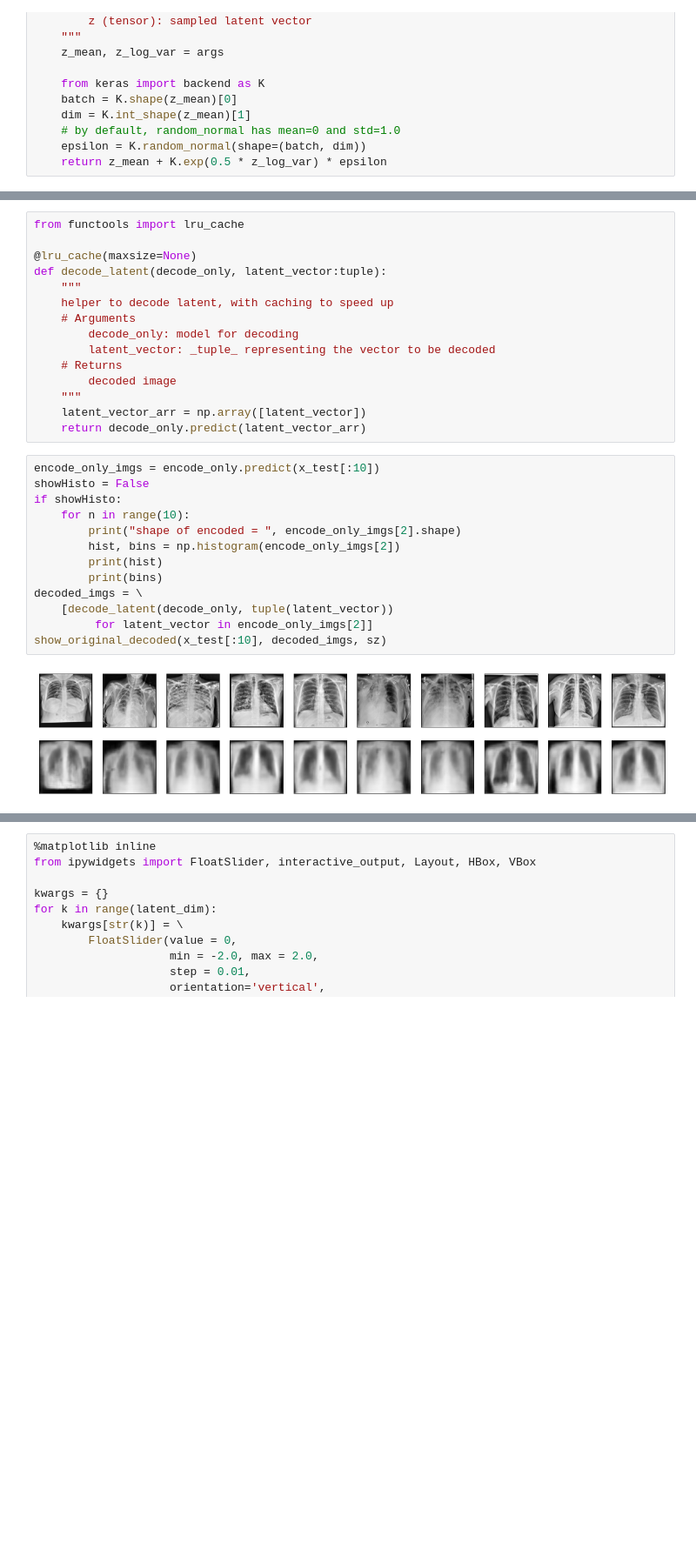
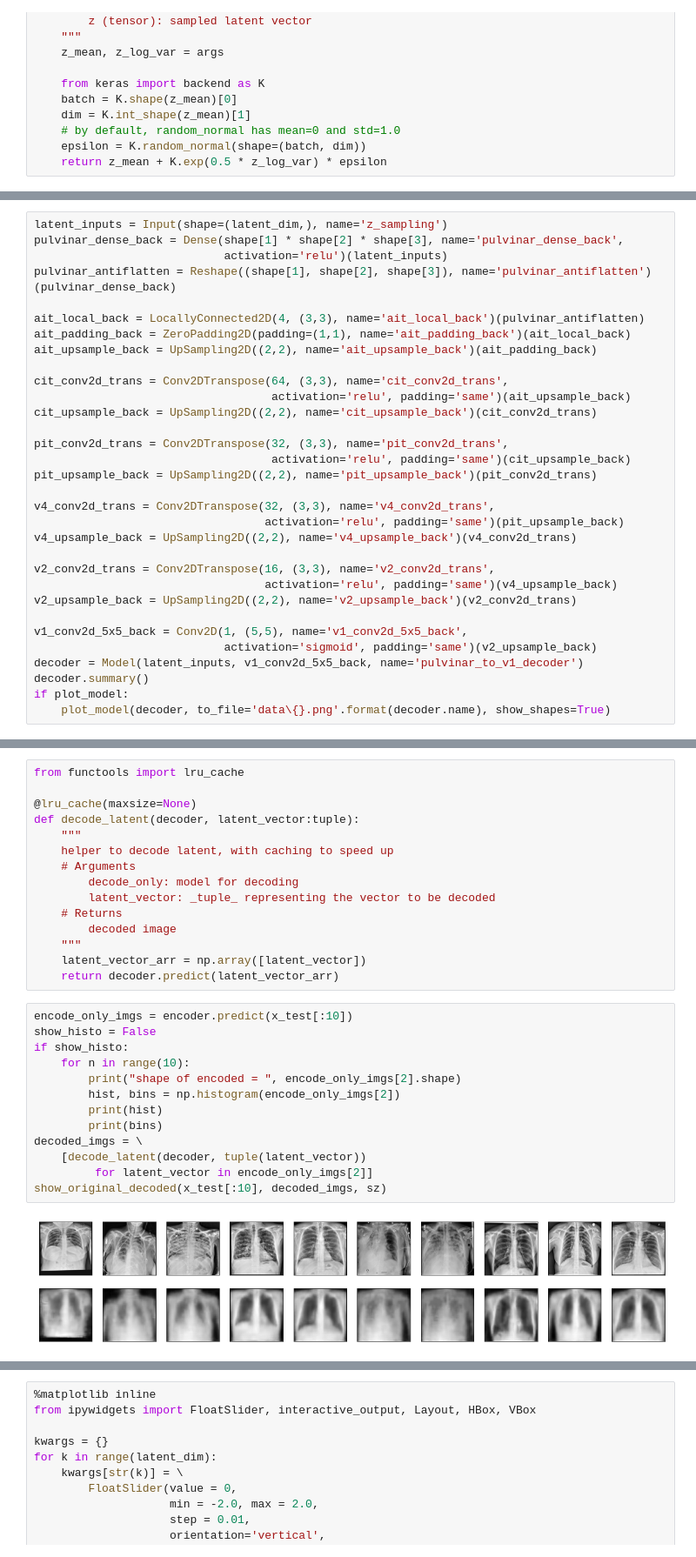
Before and after one commit to dg1an3/zebrastack, a Jupyter notebook: anat0mixer/zebrastack_v0_covidnet.ipynb, the cells around one changed output, grey strips where cells are left out. Shown at 87% size. Cells and saved outputs as stored; diff of their text form; blank space fills up the shorter version.

Commit message:
labeled zebrastack to reflect subway chart

```diff
--- a/anat0mixer/rsna_vae.ipynb
+++ b/anat0mixer/zebrastack_v0_covidnet.ipynb
@@ -210,0 +209,32 @@ _________________________________________________________________
+# %%
+latent_inputs = Input(shape=(latent_dim,), name='z_sampling')
+pulvinar_dense_back = Dense(shape[1] * shape[2] * shape[3], name='pulvinar_dense_back',
+                            activation='relu')(latent_inputs)
+pulvinar_antiflatten = Reshape((shape[1], shape[2], shape[3]), name='pulvinar_antiflatten')(pulvinar_dense_back)
+
+ait_local_back = LocallyConnected2D(4, (3,3), name='ait_local_back')(pulvinar_antiflatten)
+ait_padding_back = ZeroPadding2D(padding=(1,1), name='ait_padding_back')(ait_local_back)
+ait_upsample_back = UpSampling2D((2,2), name='ait_upsample_back')(ait_padding_back)
+
+cit_conv2d_trans = Conv2DTranspose(64, (3,3), name='cit_conv2d_trans',
+                                   activation='relu', padding='same')(ait_upsample_back)
+cit_upsample_back = UpSampling2D((2,2), name='cit_upsample_back')(cit_conv2d_trans)
+
+pit_conv2d_trans = Conv2DTranspose(32, (3,3), name='pit_conv2d_trans',
+                                   activation='relu', padding='same')(cit_upsample_back)
+pit_upsample_back = UpSampling2D((2,2), name='pit_upsample_back')(pit_conv2d_trans)
+
+v4_conv2d_trans = Conv2DTranspose(32, (3,3), name='v4_conv2d_trans',
+                                  activation='relu', padding='same')(pit_upsample_back)
+v4_upsample_back = UpSampling2D((2,2), name='v4_upsample_back')(v4_conv2d_trans)
+
+v2_conv2d_trans = Conv2DTranspose(16, (3,3), name='v2_conv2d_trans',
+                                  activation='relu', padding='same')(v4_upsample_back)
+v2_upsample_back = UpSampling2D((2,2), name='v2_upsample_back')(v2_conv2d_trans)
+
+v1_conv2d_5x5_back = Conv2D(1, (5,5), name='v1_conv2d_5x5_back',
+                            activation='sigmoid', padding='same')(v2_upsample_back)
+decoder = Model(latent_inputs, v1_conv2d_5x5_back, name='pulvinar_to_v1_decoder')
+decoder.summary()
+if plot_model:
+    plot_model(decoder, to_file='data\{}.png'.format(decoder.name), show_shapes=True)
@@ -235,7 +319,7 @@ Epoch 256/256
 from functools import lru_cache
 
 @lru_cache(maxsize=None)
-def decode_latent(decode_only, latent_vector:tuple):
+def decode_latent(decoder, latent_vector:tuple):
     """
     helper to decode latent, with caching to speed up
     # Arguments
@@ -245,19 +329,19 @@ def decode_latent(decode_only, latent_vector:tuple):
         decoded image
     """
     latent_vector_arr = np.array([latent_vector])
-    return decode_only.predict(latent_vector_arr)
+    return decoder.predict(latent_vector_arr)
 # %%
-encode_only_imgs = encode_only.predict(x_test[:10])
-showHisto = False
-if showHisto:
+encode_only_imgs = encoder.predict(x_test[:10])
+show_histo = False
+if show_histo:
     for n in range(10):
         print("shape of encoded = ", encode_only_imgs[2].shape)
         hist, bins = np.histogram(encode_only_imgs[2])
         print(hist)
         print(bins)
 decoded_imgs = \
-    [decode_latent(decode_only, tuple(latent_vector))
+    [decode_latent(decoder, tuple(latent_vector))
          for latent_vector in encode_only_imgs[2]]
 show_original_decoded(x_test[:10], decoded_imgs, sz)
 # %% [output]
-[figure, old version]
+[figure, new version]
```
Also changed, not shown: parts of 23 cells of this notebook.
